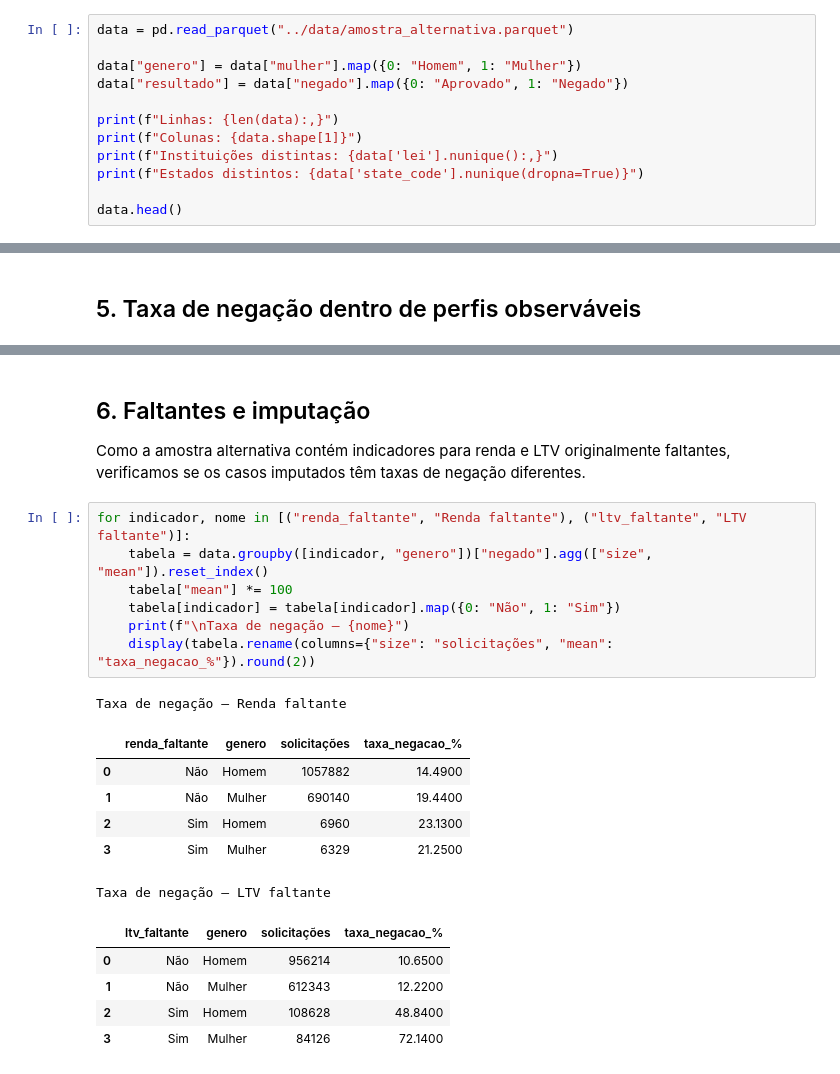
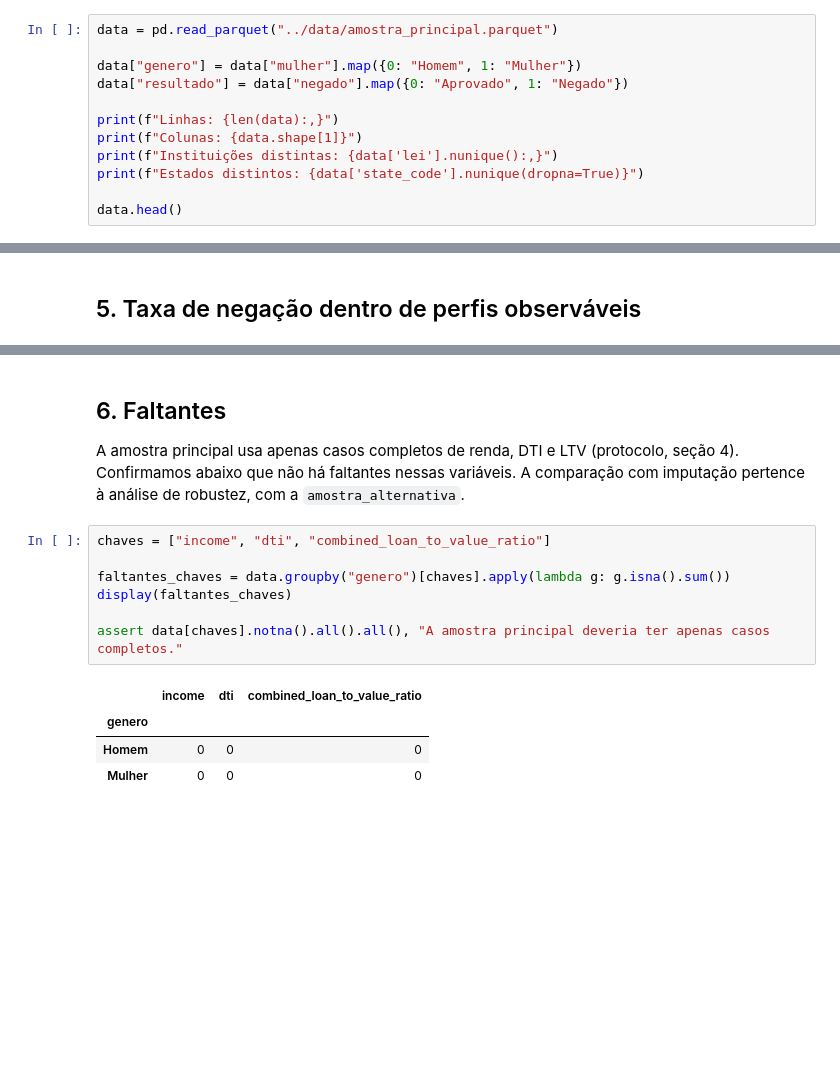
Before and after one commit to toni-cav/hmda-genero-credito, a Jupyter notebook: notebooks/03_analisedescritiva.ipynb, the cells around one changed output, grey strips where cells are left out. Saved outputs shown, nothing was run; the diff lists cells and outputs as text; blank space fills up the shorter version.

```diff
--- a/notebooks/03_analisedescritiva.ipynb
+++ b/notebooks/03_analisedescritiva.ipynb
@@ -19,7 +19,7 @@ plt.rcParams["savefig.dpi"] = 180
 # %% [markdown]
 ## 1. Leitura e visão geral
 # %%
-data = pd.read_parquet("../data/amostra_alternativa.parquet")
+data = pd.read_parquet("../data/amostra_principal.parquet")
 
 data["genero"] = data["mulher"].map({0: "Homem", 1: "Mulher"})
 data["resultado"] = data["negado"].map({0: "Aprovado", 1: "Negado"})
@@ -444,24 +433,16 @@ plt.show()
 # %% [markdown]
-## 6. Faltantes e imputação
+## 6. Faltantes
 
-Como a amostra alternativa contém indicadores para renda e LTV originalmente faltantes, verificamos se os casos imputados têm taxas de negação diferentes.
+A amostra principal usa apenas casos completos de renda, DTI e LTV (protocolo, seção 4). Confirmamos abaixo que não há faltantes nessas variáveis. A comparação com imputação pertence à análise de robustez, com a `amostra_alternativa`.
 # %%
-for indicador, nome in [("renda_faltante", "Renda faltante"), ("ltv_faltante", "LTV faltante")]:
-    tabela = data.groupby([indicador, "genero"])["negado"].agg(["size", "mean"]).reset_index()
-    tabela["mean"] *= 100
-    tabela[indicador] = tabela[indicador].map({0: "Não", 1: "Sim"})
-    print(f"\nTaxa de negação — {nome}")
-    display(tabela.rename(columns={"size": "solicitações", "mean": "taxa_negacao_%"}).round(2))
+chaves = ["income", "dti", "combined_loan_to_value_ratio"]
+
+faltantes_chaves = data.groupby("genero")[chaves].apply(lambda g: g.isna().sum())
+display(faltantes_chaves)
+
+assert data[chaves].notna().all().all(), "A amostra principal deveria ter apenas casos completos."
 # %% [output]
-Taxa de negação — Renda faltante
-|  | renda_faltante | genero | solicitações | taxa_negacao_% |
-| 0 | Não | Homem | 1057882 | 14.4900 |
-| 1 | Não | Mulher | 690140 | 19.4400 |
-| 2 | Sim | Homem | 6960 | 23.1300 |
-| 3 | Sim | Mulher | 6329 | 21.2500 |
+|  | income | dti | combined_loan_to_value_ratio |
+| genero |  |  |  |
+| Homem | 0 | 0 | 0 |
+| Mulher | 0 | 0 | 0 |
-Taxa de negação — LTV faltante
-|  | ltv_faltante | genero | solicitações | taxa_negacao_% |
-| 0 | Não | Homem | 956214 | 10.6500 |
-| 1 | Não | Mulher | 612343 | 12.2200 |
-| 2 | Sim | Homem | 108628 | 48.8400 |
-| 3 | Sim | Mulher | 84126 | 72.1400 |
```
Also changed, not shown: parts of 14 cells of this notebook.
